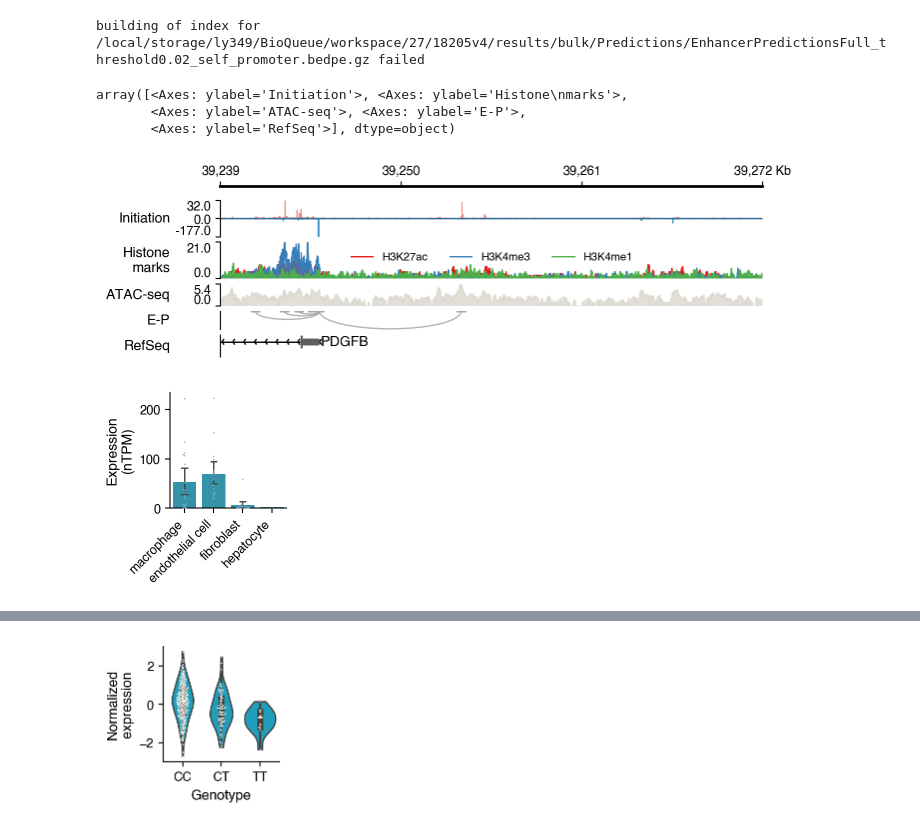
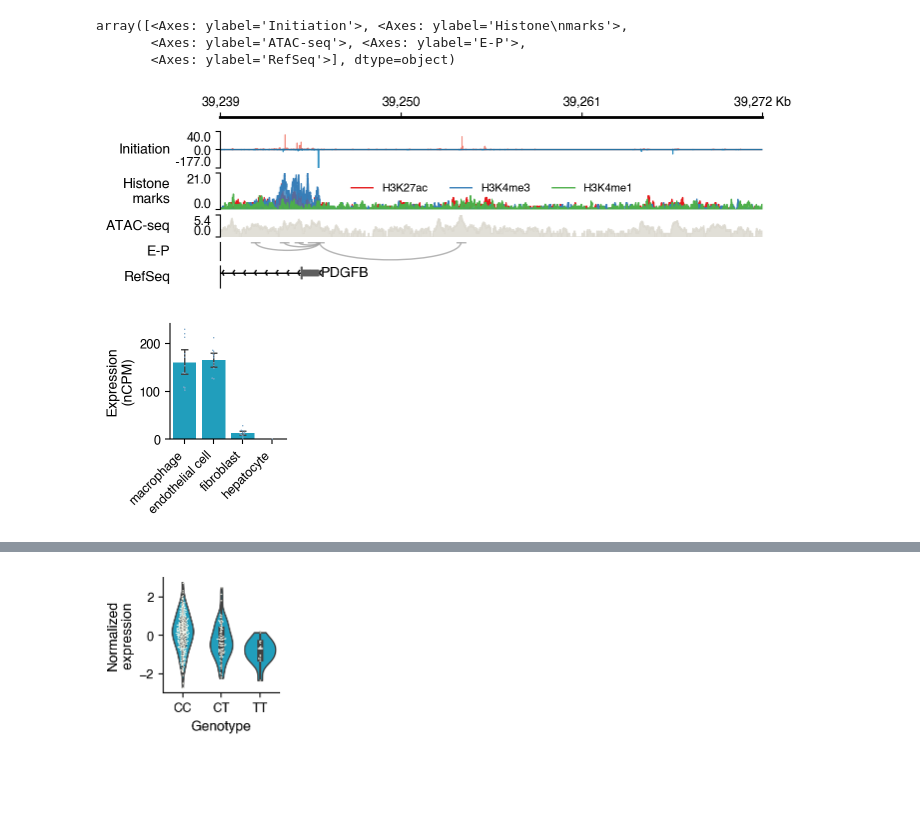
Before and after one commit to haiyuan-yu-lab/DeepDETAILS-analysis, a Jupyter notebook: Notebooks/Fig.6b.Liver.ipynb, the cells around one changed output, grey strips where cells are left out. Cells and saved outputs as stored; diff of their text form; code cells hidden in the pictures; blank space fills up the shorter version.

```diff
--- a/Notebooks/Fig.6b.Liver.ipynb
+++ b/Notebooks/Fig.6b.Liver.ipynb
@@ -83,11 +101,13 @@ array([<Axes: ylabel='Initiation'>, <Axes: ylabel='Histone\nmarks'>,
 # %%
 gv = GenomeViewer(inward_ticks=True, n_ticks=4)
 gv_obj = gv
+_cell_labels = ("hepatocyte", "fibroblast", "macrophage", "endothelial cell")
 
 _pred = PairedStrandSpecificTracks(
-        get_bioqueue_file("{{History:14141-RtLbLiver_EN8_PROcap_hg38_alignments_merged_pl.bw}}"),
-        get_bioqueue_file("{{History:14141-RtLbLiver_EN8_PROcap_hg38_alignments_merged_mn.bw}}"),
+        get_bioqueue_file("{{History:18311-bulk.pl.bw}}"),
+        get_bioqueue_file("{{History:18311-bulk.mn.bw}}"),
         name=f"Initiation", pos_color=_pos_color, neg_color=_neg_color, y_tick_format="{:0.1f}",
+        max_val=40
     )
 gv_obj.add_track(_pred)
 
@@ -107,7 +127,6 @@ acc = BigWigTrack(get_bioqueue_file("{{History:17816-bulk.fragments.bw}}"),
 acc.data_transform = "asinh"
 gv_obj.add_track(acc)
 
-# full-avgHiC
 pe = BedPETrack(
     get_bioqueue_file("{{History:18205-results/bulk/Predictions/EnhancerPredictionsFull_threshold0.02_self_promoter.bedpe.gz}}"),
     height=0.5, name="E-P", flip=True
@@ -118,7 +137,6 @@ annot = BedTrack(
     "/local/storage/ly349/projects/Deconvolution/Data/Refs/ncbi_refseq.ucsc020724.longest.bed.gz",
     height=0.3, show_name=True, name="RefSeq")
 annot.bed_obj
-# annot.block_line_width = 0
 annot.edge_color = "#5E5E5E"
 annot.color = "#5E5E5E"
 annot.allowed_feature_lanes = 1
@@ -126,24 +144,58 @@ gv_obj.add_track(annot)
 
 gv.plot("chr22", 39239045, 39271933, fig_width=7, height_scale_factor=0.55, hide_chromosome_name=True)
 # %% [output]
-building of index for /local/storage/ly349/BioQueue/workspace/27/18205v4/results/bulk/Predictions/EnhancerPredictionsFull_threshold0.02_self_promoter.bedpe.gz failed
+array([<Axes: ylabel='Initiation'>, <Axes: ylabel='Histone\nmarks'>,
+       <Axes: ylabel='ATAC-seq'>, <Axes: ylabel='E-P'>,
+       <Axes: ylabel='RefSeq'>], dtype=object)
-array([<Axes: ylabel='Initiation'>, <Axes: ylabel='Histone\nmarks'>,
-       <Axes: ylabel='ATAC-seq'>, <Axes: ylabel='E-P'>,
-       <Axes: ylabel='RefSeq'>], dtype=object)
 [figure]
 # %%
-pdgfb_df = pd.read_csv("../../Data/Datasets/RNAseq/PDGFB.tsv", sep="\t")
-fig, ax = plt.subplots(figsize=(1.5, 1.5))
-sns.barplot(x="Cell type", y="Expression (nTPM)",
-            data=pdgfb_df, linewidth=1, color="#219ebc",
-            err_kws={"linewidth": 1, }, capsize=.2,
-            # order=("endothelial cell", "fibroblast", "hepatocyte", "macrophage"),
-               # ax=ax, saturation=1.
-              )
-sns.swarmplot(x="Cell type", y="Expression (nTPM)", data=pdgfb_df, size=1, color="steelblue", edgecolor="white", linewidth=0.1)
-ax.set_xlabel("")
-ax.set_ylabel("Expression\n(nTPM)")
-plt.xticks(rotation=45, ha="right")
-sns.despine()
+pdgfb_df = pd.read_csv("../../Data/Datasets/RNAseq/PDGFB.v25.tsv", sep="\t")
+
+stat_dec_res = {}
+for label, counts_file in (
+    ("BayesPrism", get_bioqueue_file("{{History:33307-Z.csv}}")),
+    ("CIBERSORTx", get_bioqueue_file("{{History:33316-DETBK161BLE.scaled.hires.csv}}")),
+    ("BLADE", get_bioqueue_file("{{History:33317-HiRes.scaled.DETBK161BLE.csv.gz}}")),
+    ("DSA", get_bioqueue_file("{{History:33318-geps.csv}}")),
+):
+    counts_df = pd.read_csv(counts_file, index_col=0).rename(columns={"endothelial": "endothelial cell"})
+    counts_df.index = counts_df.index.str.replace(":", ".").str.replace("-", ".")
+    counts_df = counts_df * 1_000_000 / counts_df.sum(axis=0)
+    regions_df = counts_df.index.str.split(".", expand=True).to_frame(index=False)
+    regions_df.index = counts_df.index
+    regions_df[1] = regions_df[1].astype(int)
+    regions_df[2] = regions_df[2].astype(int)
+    probe = regions_df.loc[(regions_df[1]>=39244467) & (regions_df[2]<=39245310) & (regions_df[0]=="chr22")]
+    deconvoluted_values = counts_df.loc[probe.index.values].mean(axis=0)
+    deconvoluted_values_s = counts_df.loc[probe.index.values].sum(axis=0)
+    stat_dec_res[label] = deconvoluted_values_s
+
+dd = {}
+for safe_label in _cell_labels:
+    try:
+        with pyBigWig.open(get_bioqueue_file("{{History:33325-%s.mn.bw}}" % safe_label.replace(" ", "-"))) as bw:
+            total_counts = np.abs(bw.header()["sumData"])
+            counts = np.abs(np.nan_to_num(bw.values("chr22", 39244877, 39245075))).max()
+            counts_rpm = counts * (1_000_000 / total_counts)
+            dd[safe_label] = counts_rpm
+    except:
+        print("{{History:18338-%s.merged.bw}}" % safe_label.replace(" ", "-"))
+        pass
+stat_dec_res["DeepDETAILS"] = dd
-# %% [output]
-[figure, removed]
+# %%
+fig, ax = plt.subplots(figsize=(1.5, 1.5))
+sns.barplot(x="Cell type", y="Expression (nCPM)",
+            data=pdgfb_df, linewidth=1, color="#219ebc",
+            err_kws={"linewidth": 1, }, capsize=.2,
+            # order=("endothelial cell", "fibroblast", "hepatocyte", "macrophage"),
+               ax=ax, saturation=1.
+              )
+
+sns.swarmplot(x="Cell type", y="Expression (nCPM)", data=pdgfb_df, size=1, color="steelblue", edgecolor="white", linewidth=0.1, ax=ax)
+plot_order_map = {t.get_text(): idx for idx, t in enumerate(ax.get_xticklabels())}
+ax.set_xlabel("")
+ax.set_ylabel("Expression\n(nCPM)")
+plt.xticks(rotation=45, ha="right")
+sns.despine()
+# %% [output]
+[figure, added]
```
Also changed, not shown: parts of 5 cells of this notebook, 6 other files.
